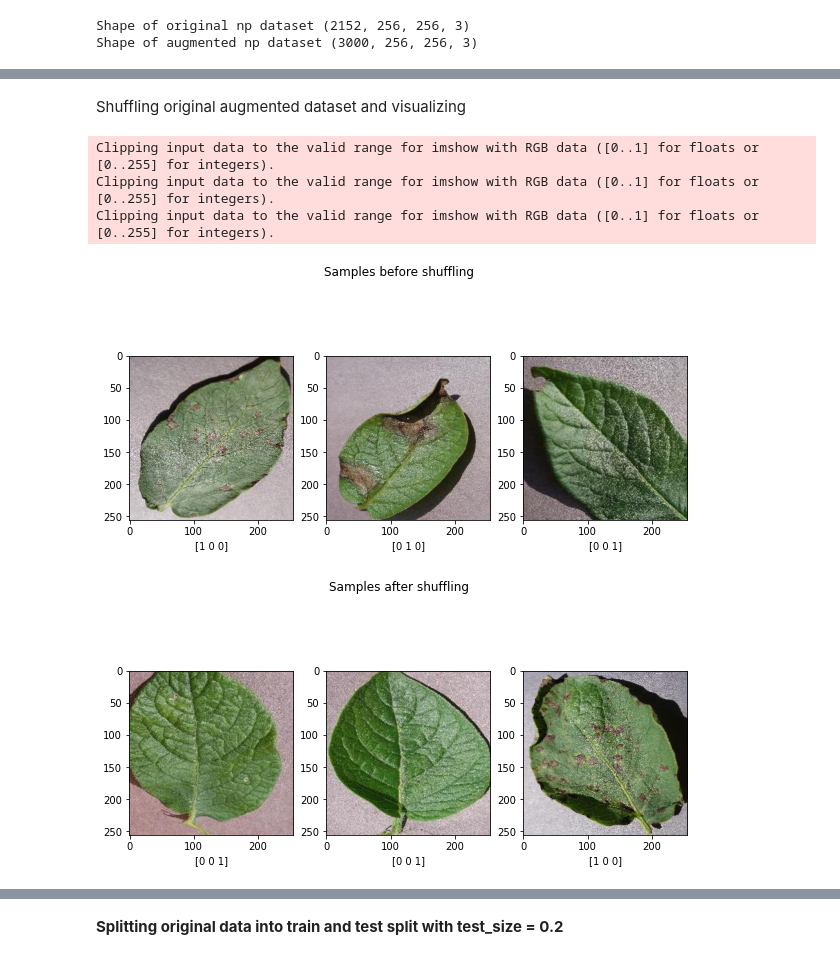
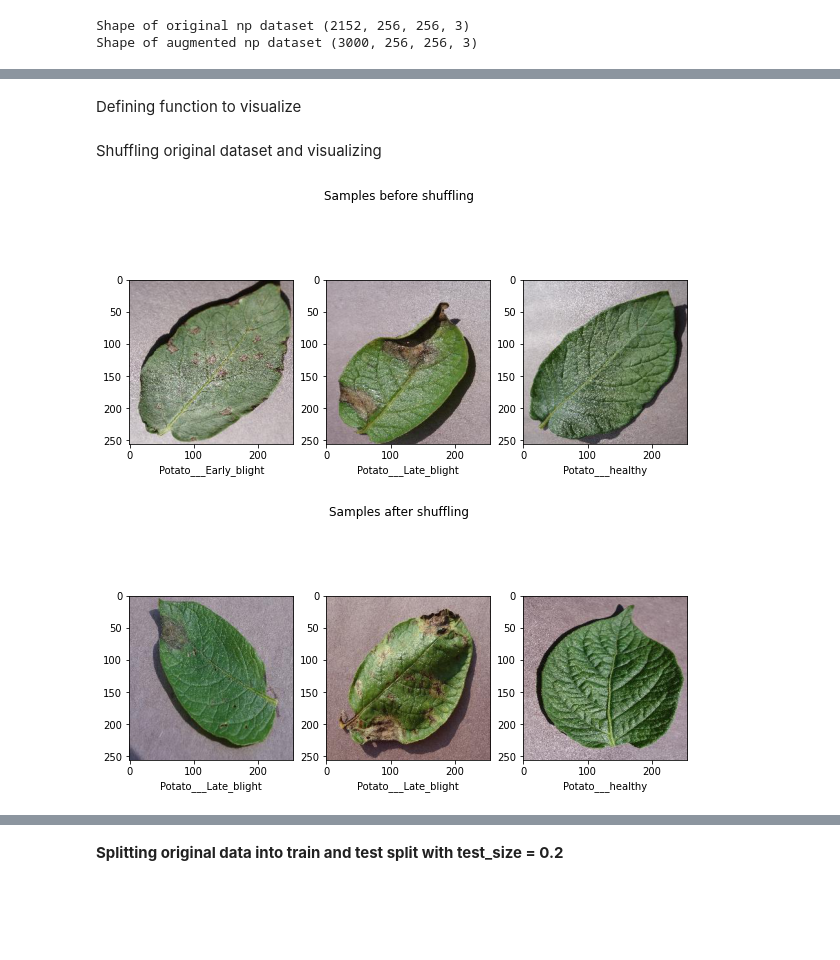
Before and after one commit to sayan0506/Agriculture-project-notes-and-references, a Jupyter notebook: Potato_Leaf_Classifer.ipynb, the cells around one changed output, grey strips where cells are left out. Saved outputs shown, nothing was run; the diff lists cells and outputs as text; code cells hidden in the pictures; blank space fills up the shorter version.

```diff
--- a/Potato_Leaf_Classifer.ipynb
+++ b/Potato_Leaf_Classifer.ipynb
@@ -524,23 +505,23 @@ plt.show()
+# %% [markdown]
+Defining function to visualize
+# %%
+# here we are plotting 3 figures in a row
+def visualize(image_list, label_list, title=None):
+  fig = plt.figure(figsize = (10,5))
+  fig.suptitle(title)
+  for i in range(3):
+    sr = i * 1000
+    id = list(label_list[sr]).index(1)
+    fig.add_subplot(1,3,i+1)
+    plt.imshow(image_list[sr])
+    plt.xlabel(potato_classifiers[id])
 # %% [markdown]
-Shuffling original augmented dataset and visualizing
+Shuffling original dataset and visualizing
-# %%
-fig1 = plt.figure(figsize = (10,5))
-fig1.suptitle('Samples before shuffling')
-fig1.add_subplot(131), plt.imshow(image_list_augmented[0]), plt.xlabel(image_labels_augmented[0])
-fig1.add_subplot(132), plt.imshow(image_list_augmented[1000]), plt.xlabel(image_labels_augmented[1000])
-fig1.add_subplot(133), plt.imshow(image_list_augmented[2000]), plt.xlabel(image_labels_augmented[2000])
-# shuffling augmented dataset
-image_list_augmented, image_labels_augmented = shuffle(image_list_augmented, image_labels_augmented)
-
-fig2 = plt.figure(figsize = (10,5))
-fig2.suptitle('Samples after shuffling')
-fig2.add_subplot(131), plt.imshow(image_list_augmented[0]), plt.xlabel(image_labels_augmented[0])
-fig2.add_subplot(132), plt.imshow(image_list_augmented[1000]), plt.xlabel(image_labels_augmented[1000])
-fig2.add_subplot(133), plt.imshow(image_list_augmented[2000]), plt.xlabel(image_labels_augmented[2000])
-plt.show()
-# %% [output]
-Clipping input data to the valid range for imshow with RGB data ([0..1] for floats or [0..255] for integers).
-Clipping input data to the valid range for imshow with RGB data ([0..1] for floats or [0..255] for integers).
-Clipping input data to the valid range for imshow with RGB data ([0..1] for floats or [0..255] for integers).
-[figure, removed]
-[figure, removed]
+# %%
+visualize(image_list_original, image_labels_original, title = 'Samples before shuffling')
+# shuffling original dataset
+image_list_original, image_labels_original = shuffle(image_list_original, image_labels_original)
+visualize(image_list_original, image_labels_original, title = 'Samples after shuffling')
+# %% [output]
+[figure, added]
+[figure, added]
```
Also changed, not shown: parts of 17 cells of this notebook.
